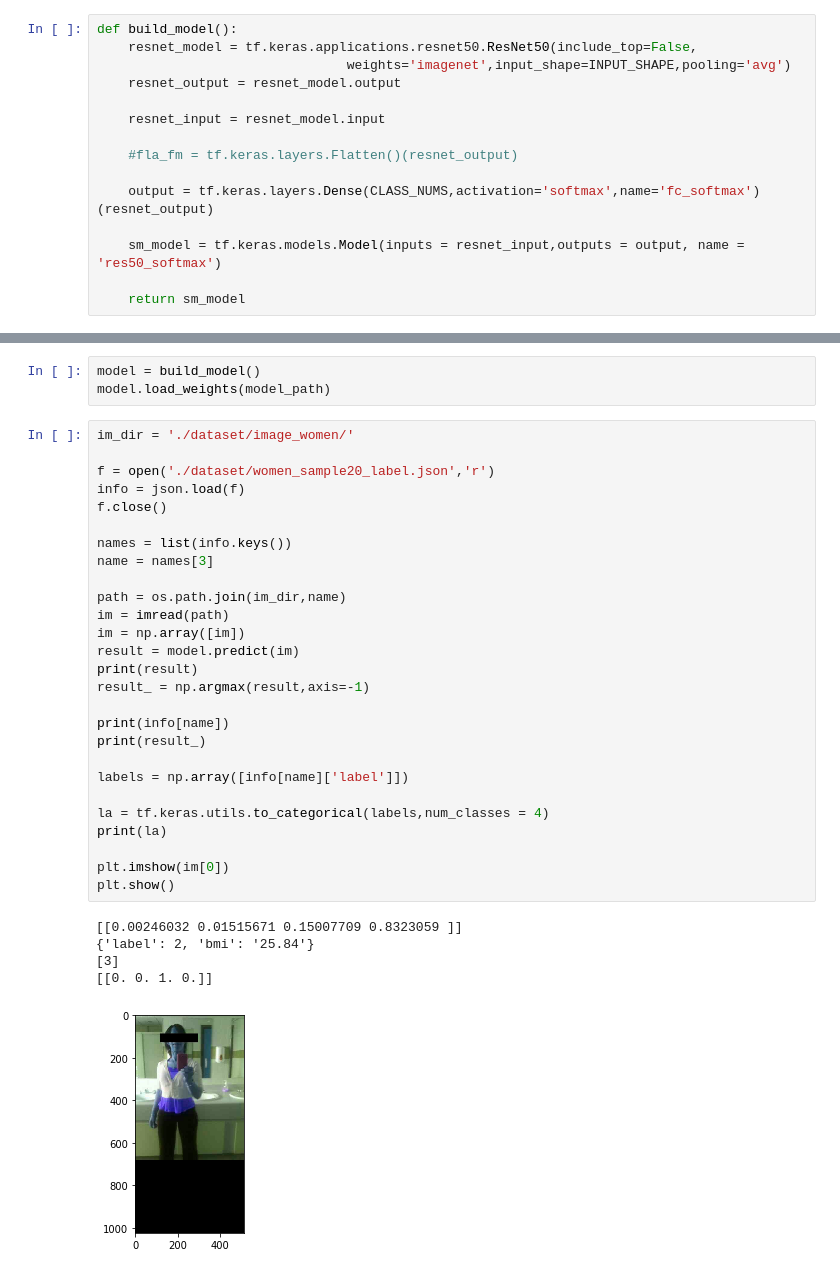
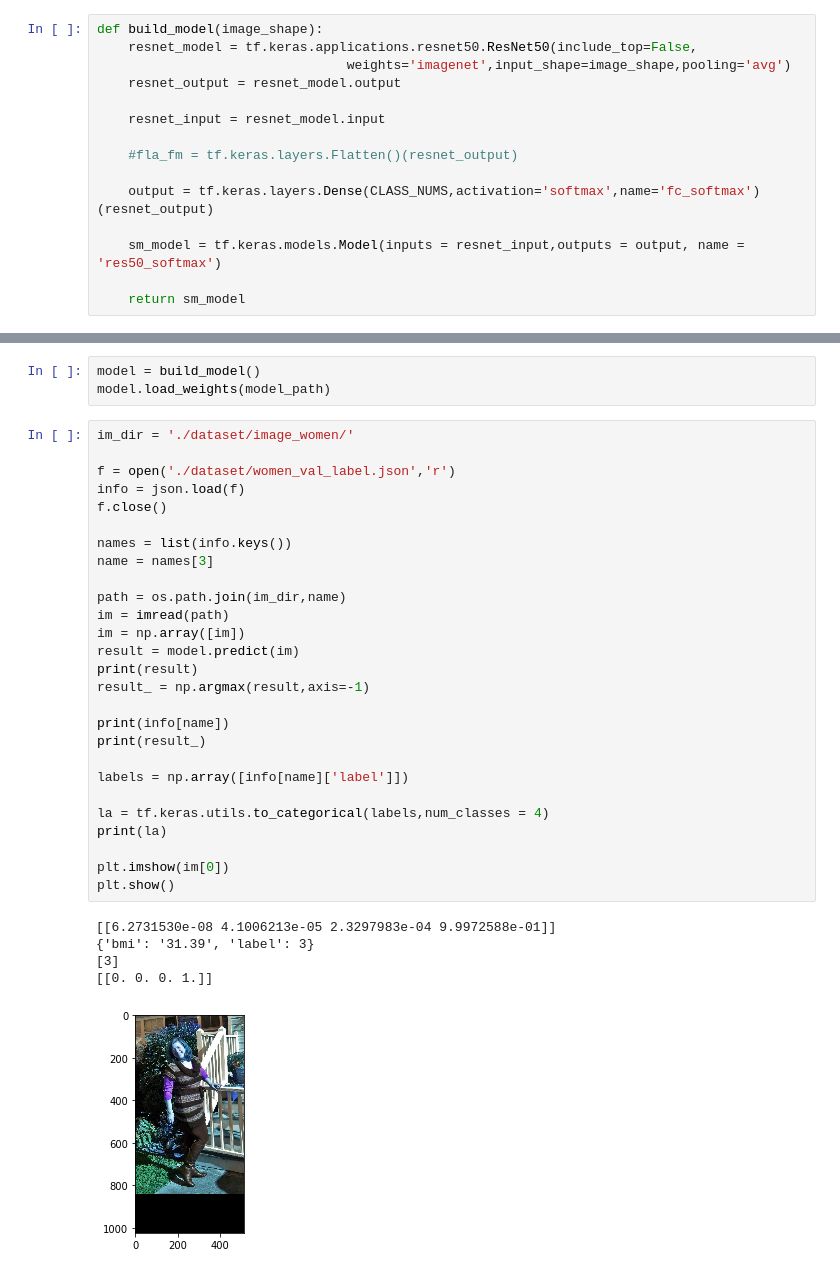
Before and after one commit to slowstone/PersonBodyType, a Jupyter notebook: network_test.ipynb, the cells around one changed output, grey strips where cells are left out. Cells and saved outputs as stored; diff of their text form.

```diff
--- a/resnet_test.ipynb
+++ b/network_test.ipynb
@@ -51,9 +50,9 @@ config.gpu_options.allow_growth = True
 session = tf.Session(config=config)
 tf.keras.backend.set_session(session)
 # %%
-def build_model():
+def build_model(image_shape):
     resnet_model = tf.keras.applications.resnet50.ResNet50(include_top=False,
-                                weights='imagenet',input_shape=INPUT_SHAPE,pooling='avg')
+                                weights='imagenet',input_shape=image_shape,pooling='avg')
     resnet_output = resnet_model.output
 
     resnet_input = resnet_model.input
@@ -456,36 +507,36 @@ model.load_weights(model_path)
 # %%
 im_dir = './dataset/image_women/'
 
-f = open('./dataset/women_sample20_label.json','r')
+f = open('./dataset/women_val_label.json','r')
 info = json.load(f)
 f.close()
 
 names = list(info.keys())
 name = names[3]
 
 path = os.path.join(im_dir,name)
 im = imread(path)
 im = np.array([im])
 result = model.predict(im)
 print(result)
 result_ = np.argmax(result,axis=-1)
 
 print(info[name])
 print(result_)
 
 labels = np.array([info[name]['label']])
 
 la = tf.keras.utils.to_categorical(labels,num_classes = 4)
 print(la)
 
 plt.imshow(im[0])
 plt.show()
 # %% [output]
-[[0.00246032 0.01515671 0.15007709 0.8323059 ]]
-{'label': 2, 'bmi': '25.84'}
+[[6.2731530e-08 4.1006213e-05 2.3297983e-04 9.9972588e-01]]
+{'bmi': '31.39', 'label': 3}
 [3]
-[[0. 0. 1. 0.]]
+[[0. 0. 0. 1.]]
-[figure, old version]
+[figure, new version]
 # %%
 right = 0
 error = 0
```
Also changed, not shown: parts of 15 cells of this notebook, 15 other files.
